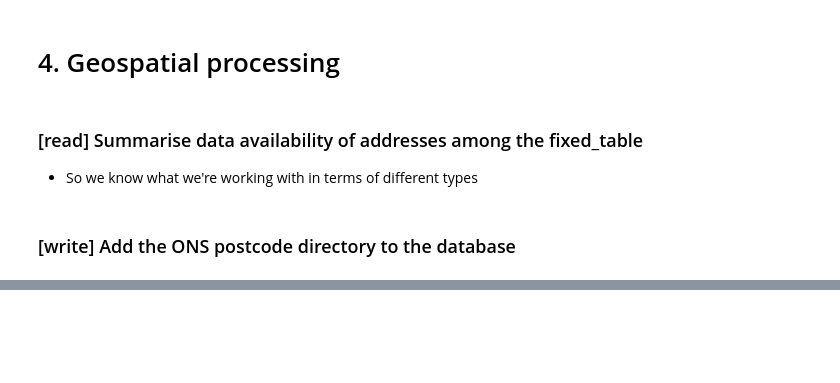
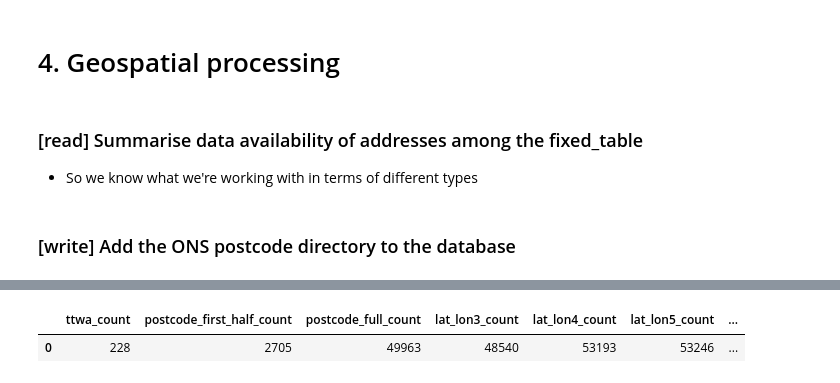
Before and after one commit to aloysiuslip/ucl-diss-ECON0079, a Jupyter notebook: descriptives/src/main_3_geospatial.ipynb, the cells around one changed output, grey strips where cells are left out. Drawn from its saved outputs; the diff is of its cells as text; code cells hidden in the pictures; blank space fills up the shorter version.

```diff
--- a/descriptives/src/main_3_geospatial.ipynb
+++ b/descriptives/src/main_3_geospatial.ipynb
@@ -100,5 +102,6 @@ Sample:
 # %%
 import ibis
+from ibis import _
 from utils.f_0_dirs import get_data_dirs
 from f_3_spatial import convert_dms_to_decimal
 
@@ -141,7 +144,7 @@ uk_postcode_regex = r"([A-Za-z]{1,2}\d[A-Za-z\d]?\s?\d[A-Za-z]{2})"
 
 working_pc = working_raw.mutate(
     extracted_postcode = ibis.cases(
-        (working_raw.address_raw_lvl.isin([1, 2]), working_raw.primary_trading_address.re_extract(uk_postcode_regex, 1)),
+        (working_raw.address_raw_lvl.isin([1, 2]), working_raw.address_raw.re_extract(uk_postcode_regex, 1)),
         (working_raw.address_raw_lvl.isin([3, 4]), working_raw.ro_address.re_extract(uk_postcode_regex, 1)),
         (working_raw.address_raw_lvl.isin([5, 6]), working_raw.ro_full_postcode),
         (working_raw.address_raw_lvl == 7, working_raw.ro_postcode),
@@ -164,33 +167,71 @@ working_joined = working_pc.left_join(
 )
 
 # 4. Extract standardized spatial coordinates based on ALL 7 levels of the hierarchy
-working_fixed = working_joined.mutate(
-    address_case = ibis.cases(
-        (working_joined.address_raw_lvl <= 2, ibis.literal('pta')),
-        (working_joined.address_raw_lvl <= 7, ibis.literal('ro')),
-        else_=ibis.literal(None, type="string")
-    ),
-    address_lvl = ibis.cases(
-        (working_joined.address_raw_lvl <= 2, working_joined.address_raw_lvl),
-        (working_joined.address_raw_lvl <= 7, working_joined.address_raw_lvl - 2),
-        else_=ibis.literal(None, type="int64")
-    ),
-    lat_dec = ibis.cases(
-        (working_joined.address_raw_lvl == 1, convert_dms_to_decimal(working_joined.primary_trading_address_latitude)),
-        (working_joined.address_raw_lvl == 3, convert_dms_to_decimal(working_joined.ro_latitude)),
-        else_=working_joined.lat # ibis.literal(None, type='float64') # # Automatically covers levels 2, 4, 5, 6, and 7
-    ),
-    lon_dec = ibis.cases(
-        (working_joined.address_raw_lvl == 1, convert_dms_to_decimal(working_joined.primary_trading_address_longitude)),
-        (working_joined.address_raw_lvl == 3, convert_dms_to_decimal(working_joined.ro_longitude)),
-        else_=working_joined.long # ibis.literal(None, type='float64') # # Automatically covers levels 2, 4, 5, 6, and 7
+working_fixed = (
+    working_joined
+    .mutate(
+        address_case = ibis.cases(
+            (working_joined.address_raw_lvl <= 2, ibis.literal('pta')),
+            (working_joined.address_raw_lvl <= 7, ibis.literal('ro')),
+            else_=ibis.literal(None, type="string")
+        ),
+        address_lvl = ibis.cases(
+            (working_joined.address_raw_lvl <= 2, working_joined.address_raw_lvl),
+            (working_joined.address_raw_lvl <= 7, working_joined.address_raw_lvl - 2),
+            else_=ibis.literal(None, type="int64")
+        ),
+        lat_dec = ibis.cases(
+            (working_joined.address_raw_lvl == 1, convert_dms_to_decimal(working_joined.primary_trading_address_latitude)),
+            (working_joined.address_raw_lvl == 3, convert_dms_to_decimal(working_joined.ro_latitude)),
+            else_=working_joined.lat # ibis.literal(None, type='float64') # # Automatically covers levels 2, 4, 5, 6, and 7
+        ),
+        lon_dec = ibis.cases(
+            (working_joined.address_raw_lvl == 1, convert_dms_to_decimal(working_joined.primary_trading_address_longitude)),
+            (working_joined.address_raw_lvl == 3, convert_dms_to_decimal(working_joined.ro_longitude)),
+            else_=working_joined.long # ibis.literal(None, type='float64') # # Automatically covers levels 2, 4, 5, 6, and 7
+        ),
+        ttwa = working_joined.ttwa15cd,
+        pc4 = working_joined.extracted_postcode.split(" ")[0],
+    )
+    .mutate(
+        lat_lon5 = ibis._.lat_dec.round(5).cast("string") + "," + ibis._.lon_dec.round(5).cast("string")
     )
 )
 
-working_fixed_loc = working_fixed.select('registered_number', 'address_raw', 'extracted_postcode',
-         'address_case', 'address_lvl', 'lat_dec', 'lon_dec')
-# ).drop("extracted_postcode", "postcode", "lat", "long") # Drop join artifacts
+working_fixed_loc = (
+    working_fixed
+    .select('registered_number', 'address_raw', 'extracted_postcode', 'address_case', 'address_lvl', 'lat_dec', 'lon_dec', 'ttwa', 'pc4', 'lat_lon5')
+    # .drop("extracted_postcode", "postcode", "lat", "long") # Drop join artifacts
+    .mutate(
+        # We need to split by " ", not just take the first 4 characters, because some postcodes have a space in the middle (e.g. "EC1A 1BB" -> "EC1A")
+        lat_lon4 = working_fixed.lat_dec.round(4).cast("string") + "," + working_fixed.lon_dec.round(4).cast("string"),
+        lat_lon3 = working_fixed.lat_dec.round(3).cast("string") + "," + working_fixed.lon_dec.round(3).cast("string")
+    )
+)
 
 row_count = working_fixed_loc.count().execute()
-display(working_fixed_loc.sample(30 / row_count).execute())
+display(working_fixed_loc.sample(10 / row_count).execute())
+
+# Filter for those which extracted_postcode is NaN
+# Count and display those rows (max 50)
+nan_rows = working_fixed_loc.filter(working_fixed_loc.extracted_postcode.isnull())
+nan_count = nan_rows.count().execute()
+print(f"Number of rows with NaN extracted_postcode: {nan_count}={nan_count/row_count*100:.1f}%")
+if nan_count > 0:
+    display(nan_rows.sample(50 / nan_count).execute())
+    for row in nan_rows.limit(50).execute().to_dict(orient='records'):
+        print(row)
+
+# Summary stats
+# Get unique counts of ttwa, first half of extracted_postcode, full extracted_postcode, and latitude and longitude (combined and rounded to 5 decimal places)
+stats_loc = working_fixed_loc.aggregate(
+    ttwa_count = _.ttwa.nunique(),
+    postcode_first_half_count = _.pc4.nunique(),
+    postcode_full_count = _.extracted_postcode.nunique(),
+    lat_lon3_count = _.lat_lon3.nunique(),
+    lat_lon4_count = _.lat_lon4.nunique(),
+    lat_lon5_count = _.lat_lon5.nunique(),
+    firms = _.registered_number.nunique()
+)
+display(stats_loc.execute())
 # %% [output]
@@ -215 +250,3 @@ display(working_fixed_loc.sample(30 / row_count).execute())
+|  | ttwa_count | postcode_first_half_count | postcode_full_count | lat_lon3_count | lat_lon4_count | lat_lon5_count | ... |
+| 0 | 228 | 2705 | 49963 | 48540 | 53193 | 53246 | ... |
 # %%
```
Also changed, not shown: parts of 8 cells of this notebook, 9 other files.
